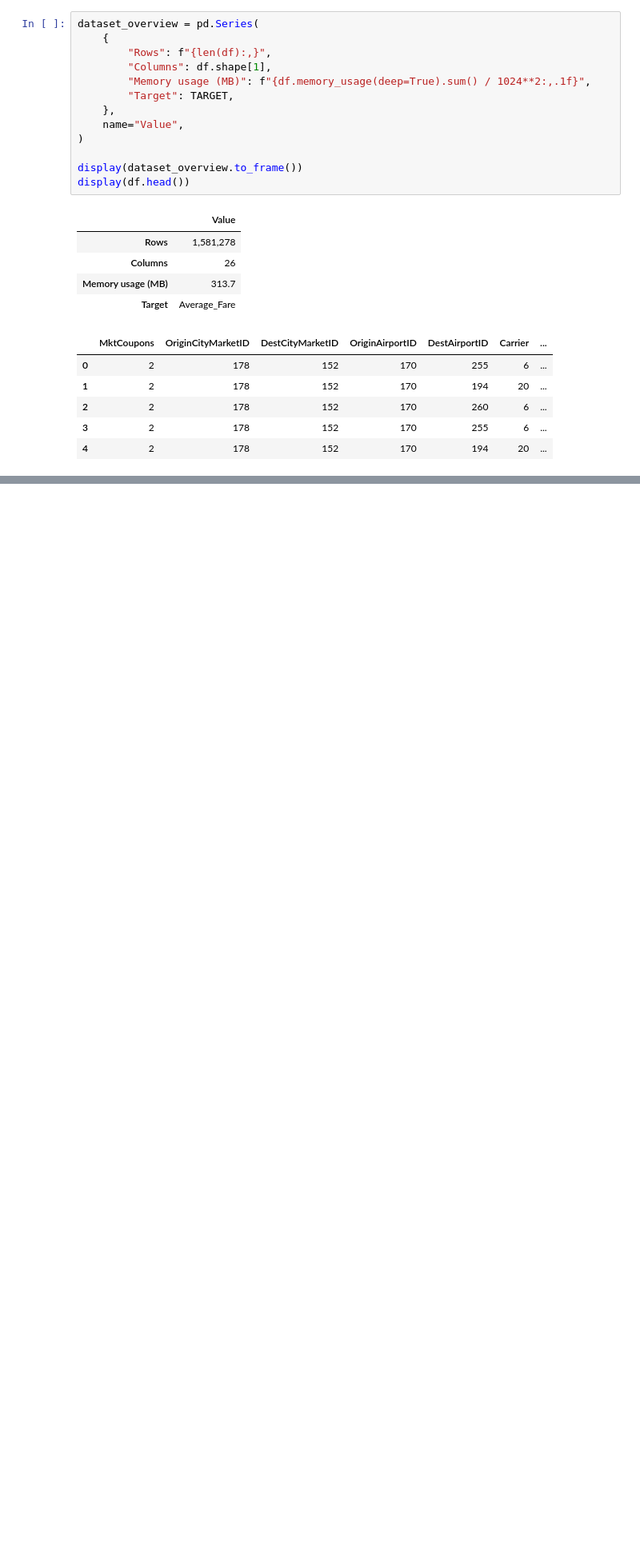
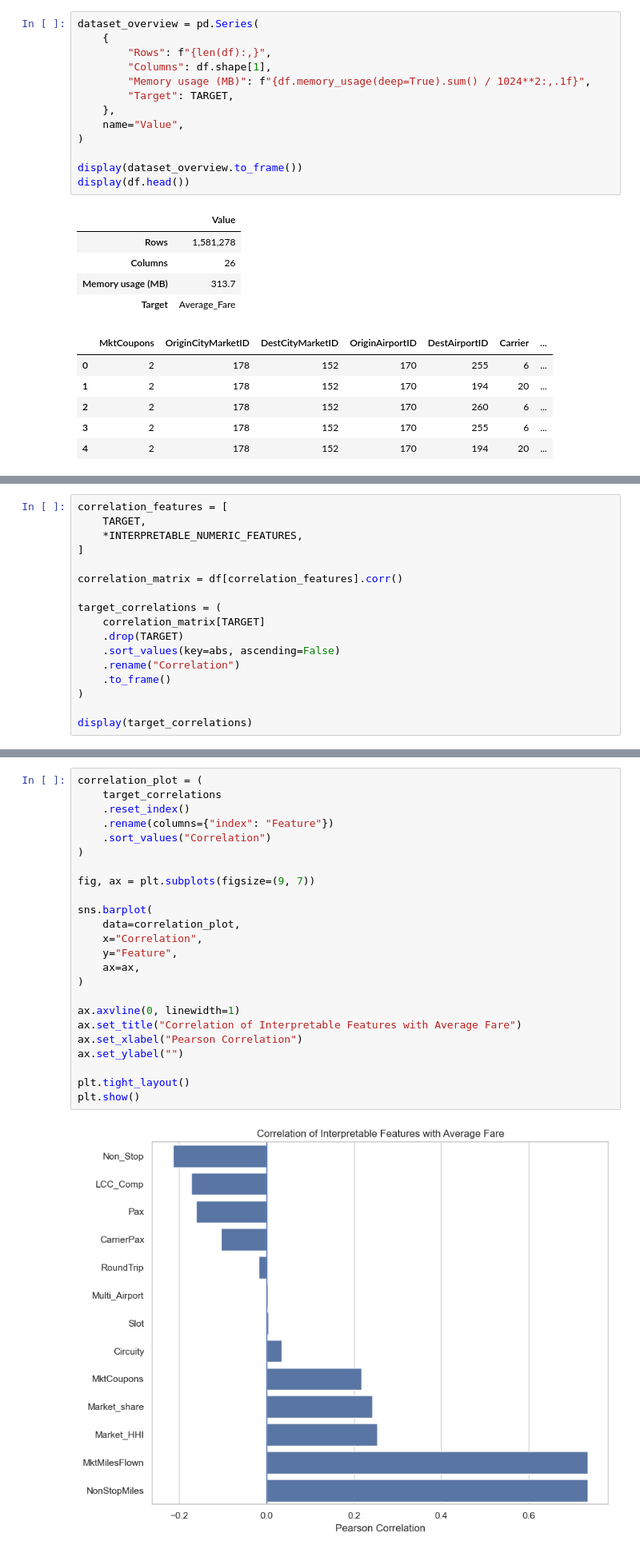
Before and after one commit to eldarhasanly/analysis-of-factors-influencing-airline-ticket-prices-using-statistical-and-machine-learning-methods, a Jupyter notebook: notebooks/airline_fare_analysis.ipynb, the cells around one changed output, grey strips where cells are left out. Shown at 80% size. Cells and saved outputs as stored; diff of their text form; blank space fills up the shorter version.

```diff
--- a/notebooks/airline_fare_analysis.ipynb
+++ b/notebooks/airline_fare_analysis.ipynb
@@ -132,0 +305,17 @@ display(df.head())
+# %%
+correlation_features = [
+    TARGET,
+    *INTERPRETABLE_NUMERIC_FEATURES,
+]
+
+correlation_matrix = df[correlation_features].corr()
+
+target_correlations = (
+    correlation_matrix[TARGET]
+    .drop(TARGET)
+    .sort_values(key=abs, ascending=False)
+    .rename("Correlation")
+    .to_frame()
+)
+
+display(target_correlations)
@@ -132,0 +337,26 @@ display(df.head())
+# %%
+correlation_plot = (
+    target_correlations
+    .reset_index()
+    .rename(columns={"index": "Feature"})
+    .sort_values("Correlation")
+)
+
+fig, ax = plt.subplots(figsize=(9, 7))
+
+sns.barplot(
+    data=correlation_plot,
+    x="Correlation",
+    y="Feature",
+    ax=ax,
+)
+
+ax.axvline(0, linewidth=1)
+ax.set_title("Correlation of Interpretable Features with Average Fare")
+ax.set_xlabel("Pearson Correlation")
+ax.set_ylabel("")
+
+plt.tight_layout()
+plt.show()
+# %% [output]
+[figure, added]
```
Also changed, not shown: parts of 25 cells of this notebook.
